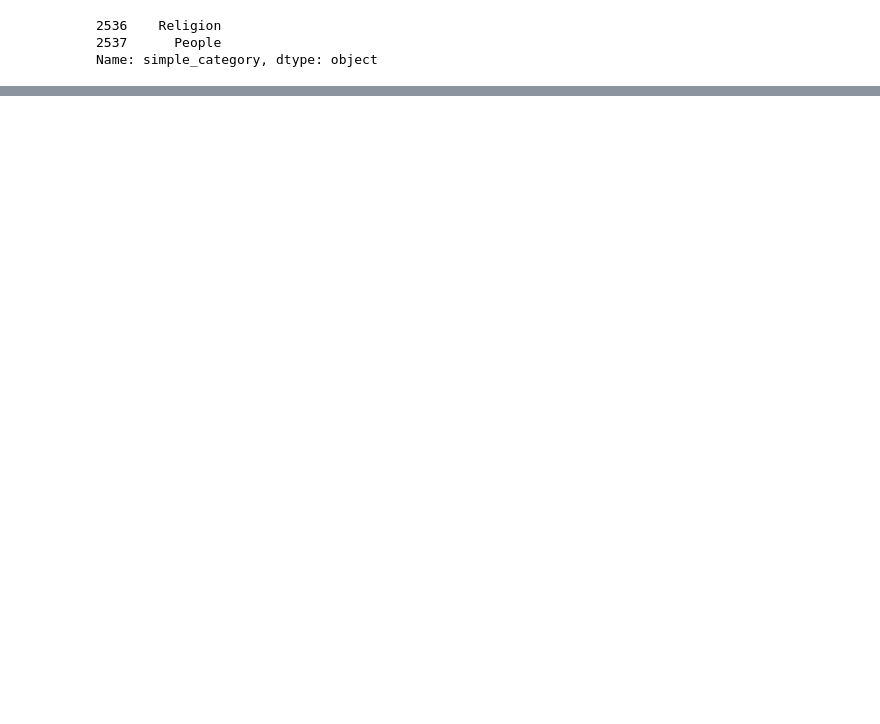
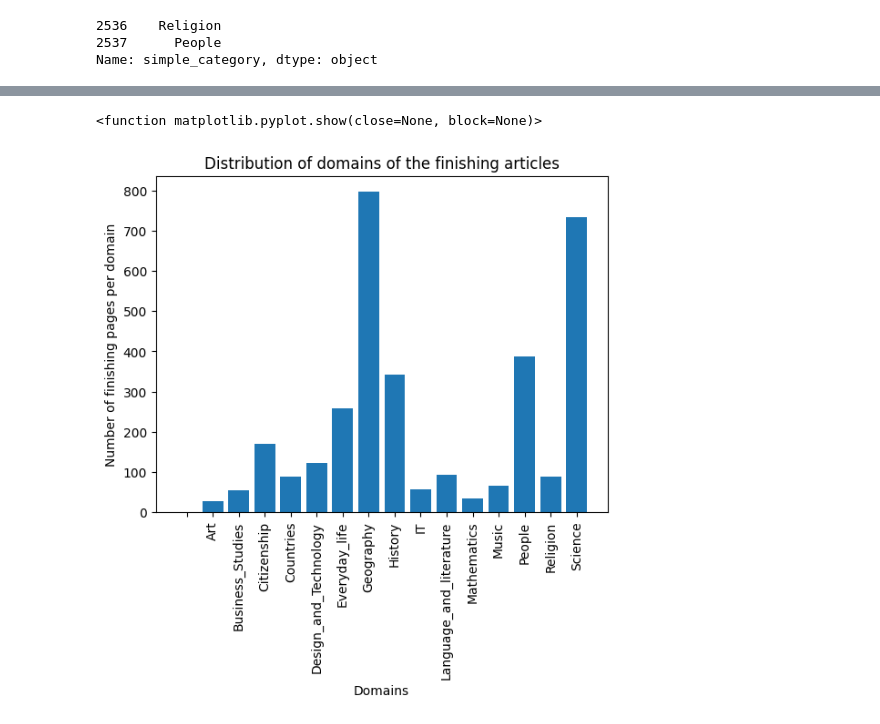
Before and after one commit to epfl-ada/ada-2023-project-ndlmada, a Jupyter notebook: pre_processing.ipynb, the cells around one changed output, grey strips where cells are left out. Drawn from its saved outputs; the diff is of its cells as text; code cells hidden in the pictures; blank space fills up the shorter version.

```diff
--- a/pre_processing.ipynb
+++ b/pre_processing.ipynb
@@ -708,0 +700,3 @@ IndexError: list assignment index out of range
+# %%
+starting_counts_condensed = starting_counts.groupby(starting_counts['simple_category']).aggregate('count')
+finishing_counts_condensed = finishing_counts.groupby(finishing_counts['simple_category']).aggregate('count')
@@ -708,0 +724,11 @@ IndexError: list assignment index out of range
+# %%
+fig, ax = plt.subplots()
+ax.bar(finishing_counts_condensed.index, finishing_counts_condensed['count'])
+ax.set_ylabel('Number of finishing pages per domain')
+ax.set_xlabel('Domains')
+ax.set_xticks(np.arange(len(finishing_counts_condensed.index)),finishing_counts_condensed.index, rotation = 90)
+ax.set_title('Distribution of domains of the finishing articles')
+plt.show
+# %% [output]
+<function matplotlib.pyplot.show(close=None, block=None)>
+[figure, added]
```
Also changed, not shown: parts of 12 cells of this notebook.
